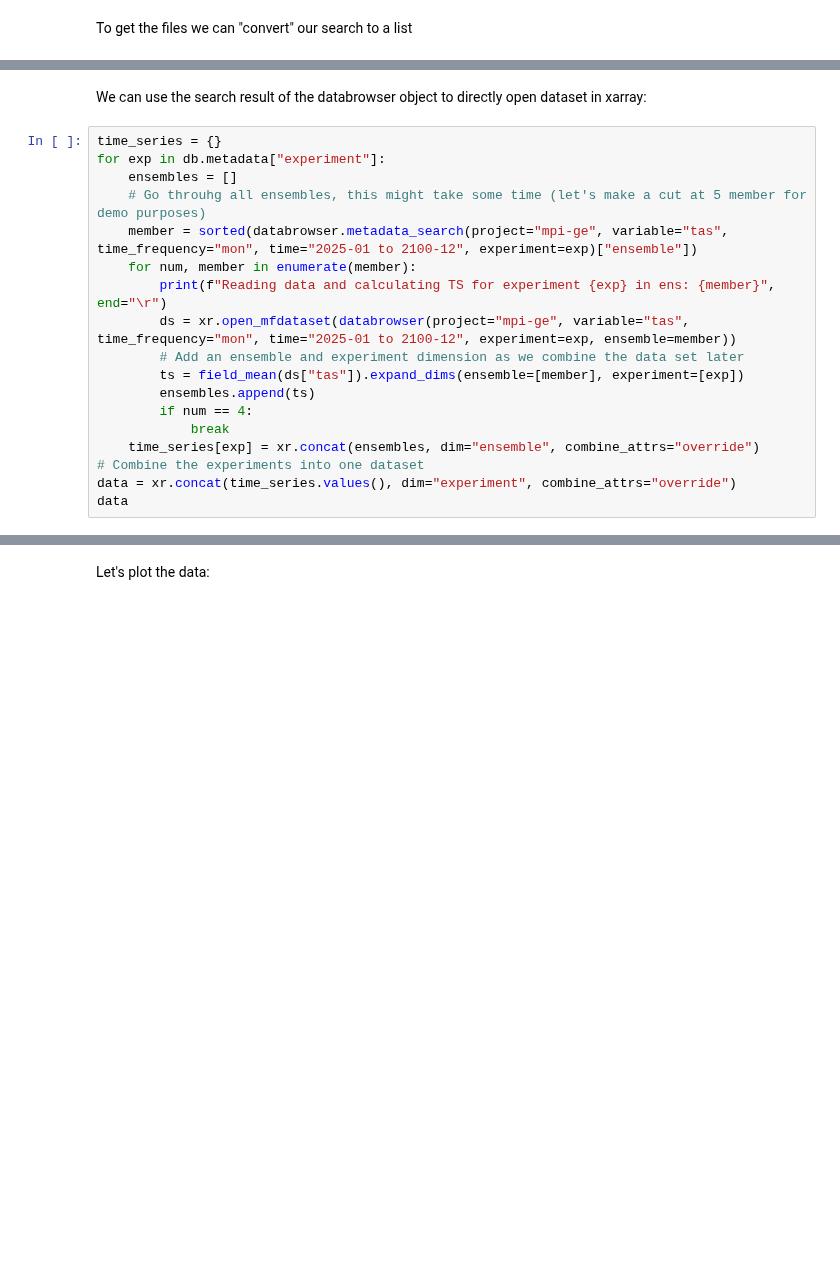
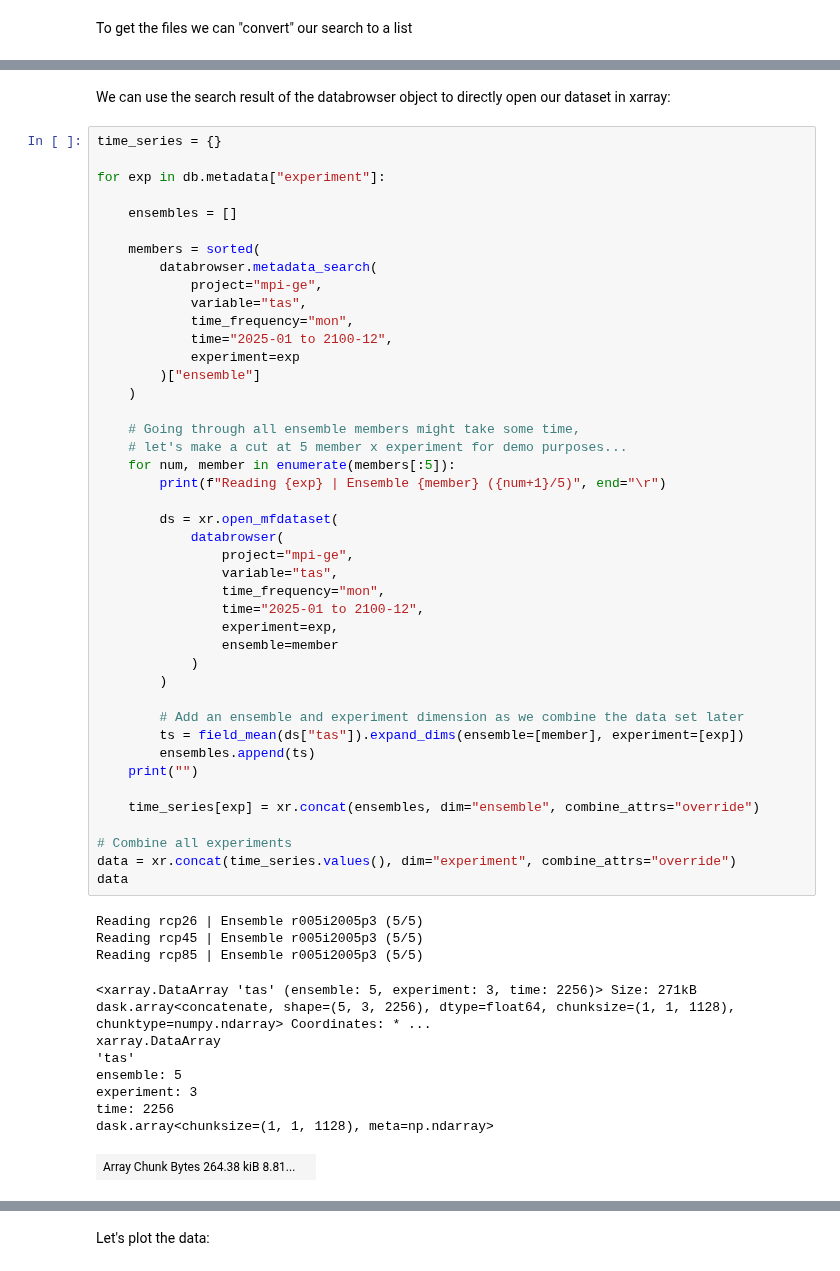
Before and after one commit to freva-org/Talks, a Jupyter notebook: DataSearchWorkshop2025/Tutorial-py-search-cataloging.ipynb, the cells around one changed output, grey strips where cells are left out. Saved outputs shown, nothing was run; the diff lists cells and outputs as text; blank space fills up the shorter version.

```diff
--- a/DataSearchWorkshop2025/Tutorial-py-search-cataloging.ipynb
+++ b/DataSearchWorkshop2025/Tutorial-py-search-cataloging.ipynb
@@ -129,20 +202,57 @@ def field_mean(
 # %% [markdown]
-We can use the search result of the databrowser object to directly open dataset in xarray:
+We can use the search result of the databrowser object to directly open our dataset in xarray:
 # %%
 time_series = {}
+
 for exp in db.metadata["experiment"]:
+
     ensembles = []
-    # Go throuhg all ensembles, this might take some time (let's make a cut at 5 member for demo purposes)
-    member = sorted(databrowser.metadata_search(project="mpi-ge", variable="tas", time_frequency="mon", time="2025-01 to 2100-12", experiment=exp)["ensemble"])
-    for num, member in enumerate(member):
-        print(f"Reading data and calculating TS for experiment {exp} in ens: {member}", end="\r")
-        ds = xr.open_mfdataset(databrowser(project="mpi-ge", variable="tas", time_frequency="mon", time="2025-01 to 2100-12", experiment=exp, ensemble=member))
+
+    members = sorted(
+        databrowser.metadata_search(
+            project="mpi-ge",
+            variable="tas",
+            time_frequency="mon",
+            time="2025-01 to 2100-12",
+            experiment=exp
+        )["ensemble"]
+    )
+
+    # Going through all ensemble members might take some time,
+    # let's make a cut at 5 member x experiment for demo purposes...
+    for num, member in enumerate(members[:5]):
+        print(f"Reading {exp} | Ensemble {member} ({num+1}/5)", end="\r")
+
+        ds = xr.open_mfdataset(
+            databrowser(
+                project="mpi-ge",
+                variable="tas",
+                time_frequency="mon",
+                time="2025-01 to 2100-12",
+                experiment=exp,
+                ensemble=member
+            )
+        )
+
         # Add an ensemble and experiment dimension as we combine the data set later
         ts = field_mean(ds["tas"]).expand_dims(ensemble=[member], experiment=[exp])
         ensembles.append(ts)
-        if num == 4:
-            break
+    print("")
+
     time_series[exp] = xr.concat(ensembles, dim="ensemble", combine_attrs="override")
-# Combine the experiments into one dataset
+
+# Combine all experiments
 data = xr.concat(time_series.values(), dim="experiment", combine_attrs="override")
 data
+# %% [output]
+Reading rcp26 | Ensemble r005i2005p3 (5/5)
+Reading rcp45 | Ensemble r005i2005p3 (5/5)
+Reading rcp85 | Ensemble r005i2005p3 (5/5)
+<xarray.DataArray 'tas' (ensemble: 5, experiment: 3, time: 2256)> Size: 271kB dask.array<concatenate, shape=(5, 3, 2256), dtype=float64, chunksize=(1, 1, 1128), chunktype=numpy.ndarray> Coordinates: * ...
+xarray.DataArray
+'tas'
+ensemble: 5
+experiment: 3
+time: 2256
+dask.array<chunksize=(1, 1, 1128), meta=np.ndarray>
+| Array Chunk Bytes 264.38 kiB 8.81... |  |
```
Also changed, not shown: parts of 43 cells of this notebook, 1 other file.
